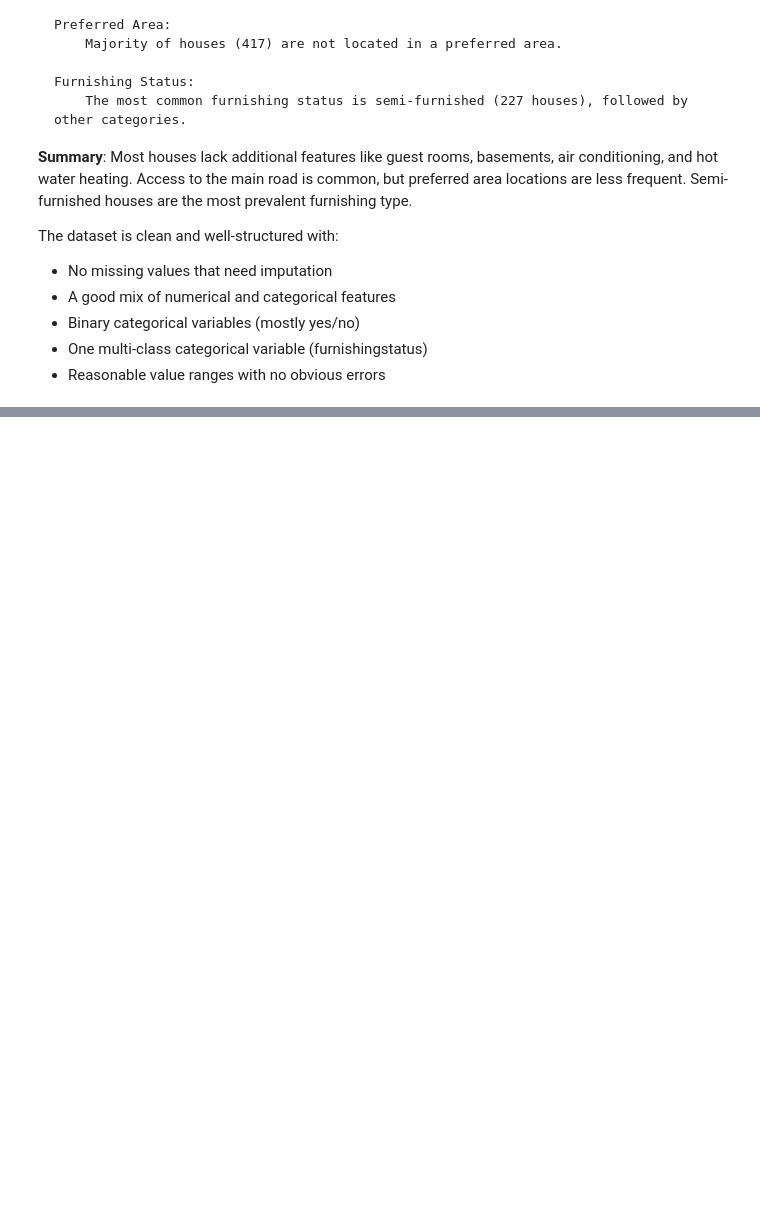
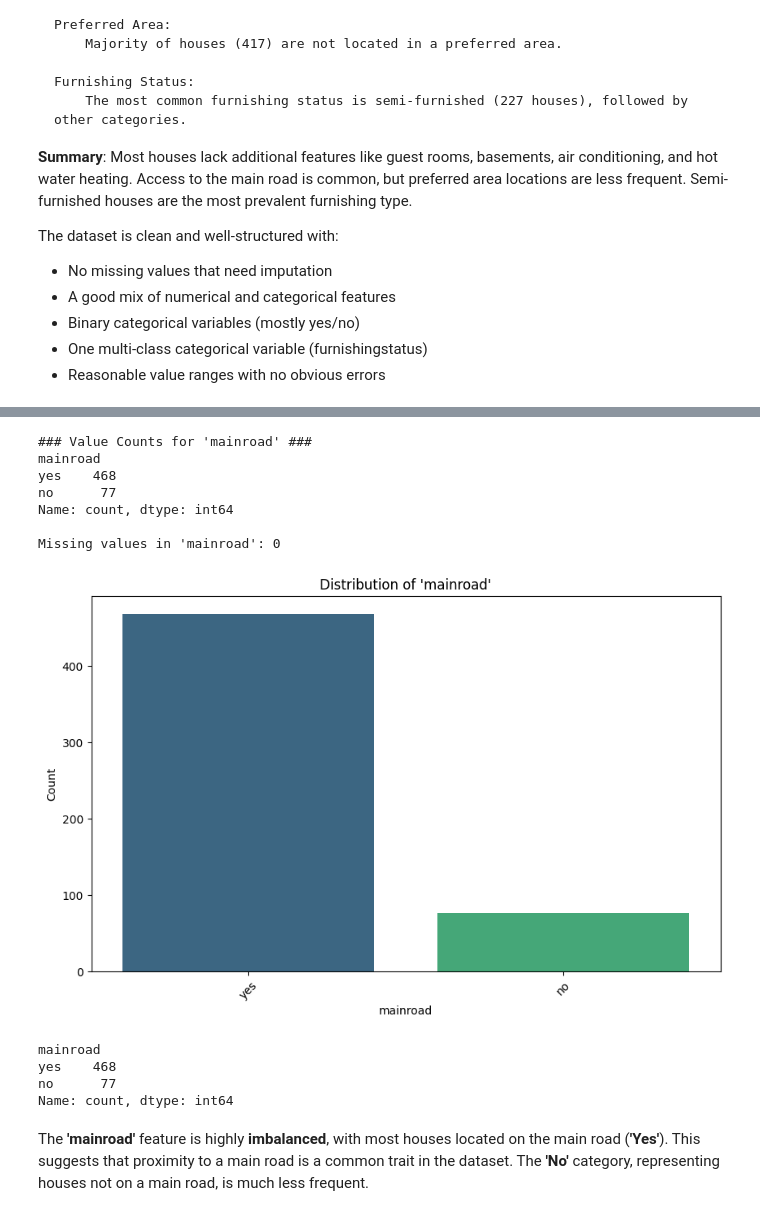
Before and after one commit to nassim1014/HousePrices_w_DP_and_ZenML, a Jupyter notebook: analysis/EDA.ipynb, the cells around one changed output, grey strips where cells are left out. Saved outputs shown, nothing was run; the diff lists cells and outputs as text; code cells hidden in the pictures; blank space fills up the shorter version.

```diff
--- a/analysis/EDA.ipynb
+++ b/analysis/EDA.ipynb
@@ -171,0 +231,20 @@ The dataset is clean and well-structured with:
+# %%
+analyzer = CategoricalUnivariateAnalysisStrategy()
+#for col in ['mainroad', 'guestroom','basement','hotwaterheating','airconditioning','prefarea', 'furnishingstatus']:
+#    analyzer.analyze(df, col)
+analyzer.analyze(df, 'mainroad')
+# %% [output]
+### Value Counts for 'mainroad' ###
+mainroad
+yes    468
+no      77
+Name: count, dtype: int64
+
+Missing values in 'mainroad': 0
+[figure, added]
+mainroad
+yes    468
+no      77
+Name: count, dtype: int64
+# %% [markdown]
+The **'mainroad'** feature is highly **imbalanced**, with most houses located on the main road (**'Yes'**). This suggests that proximity to a main road is a common trait in the dataset. The **'No'** category, representing houses not on a main road, is much less frequent.
```
Also changed, not shown: parts of 7 cells of this notebook, 1 other file.
